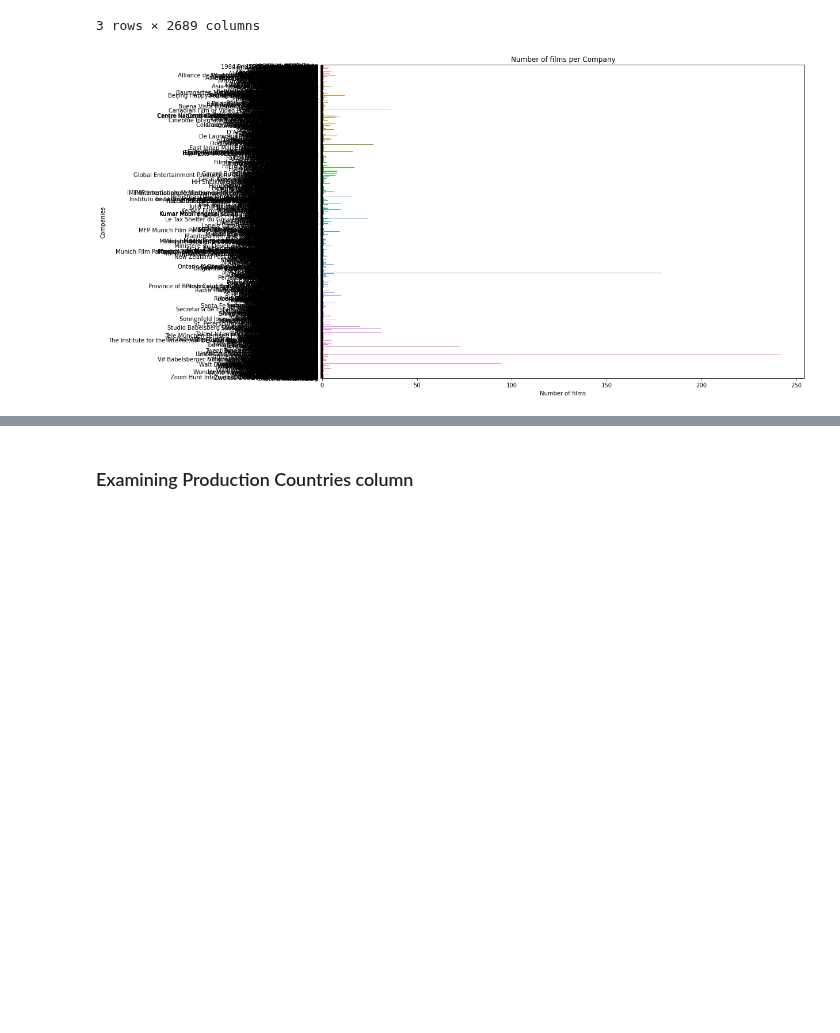
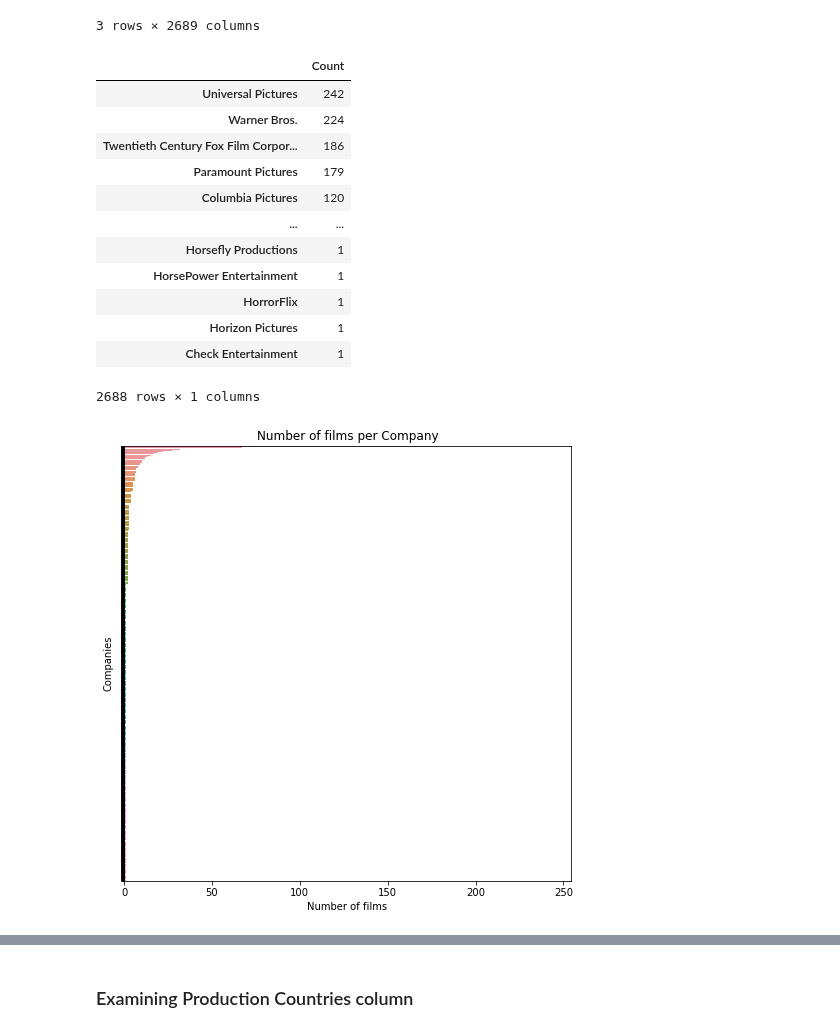
Before and after one commit to NickD-Dean/Springboard, a Jupyter notebook: Capstone Project 2/Code/Exploratory Data Analysis - Box Office Revenue.ipynb, the cells around one changed output, grey strips where cells are left out. Drawn from its saved outputs; the diff is of its cells as text; code cells hidden in the pictures; blank space fills up the shorter version.

```diff
--- a/Capstone Project 2/Code/Exploratory Data Analysis - Box Office Revenue.ipynb
+++ b/Capstone Project 2/Code/Exploratory Data Analysis - Box Office Revenue.ipynb
@@ -32,7 +32,7 @@ warnings.filterwarnings('ignore')
 # I discovered this setting from Bartoz Mikulski's blog:
 # https://www.mikulskibartosz.name/how-to-change-plot-size-in-jupyter-notebook/
 
-plt.rcParams["figure.figsize"] = (15,10)
+plt.rcParams["figure.figsize"] = (8,8)
 # %%
 boxoffice = pd.read_csv(r'C:\Users\deann\Documents\Data\Box Office Prediction Data\boxoffice_cleaned.csv')
 # %%
@@ -445,7 +447,7 @@ I hypothesized that Drama would be the highest grossing genre, howevver it seems
 
 Now I'm going to apply the cleaning process I just figured out using the genres column to my other categorical variables, beginning with the 'belongs_to_collection' column.  I also hypothesize here that being part of a larger collection has a minimal impact on revenue.
 # %%
-boxofc_cat['belongs_to_collection'] = boxofc_cat['belongs_to_collection'].fillna("['No Collection']")
+boxofc_cat['belongs_to_collection'] = boxofc_cat['belongs_to_collection'].fillna('No Collection')
 Collection_dummies = pd.get_dummies(boxofc_cat['belongs_to_collection'].apply(pd.Series).stack()).sum(level=0)
 Collection_rev = Collection_dummies.join(boxofc_num['revenue'])
 Collection_rev.head(3)
@@ -477,0 +460,11 @@ Collection_rev = boxofc_cat['collectionbool'] + Revenue
+# %%
+count = Collection_dummies.apply(pd.value_counts)
+x = list(Collection_dummies.columns)
+y = count.iloc[1]
+count = pd.DataFrame({'Count' : y}).sort_values(by='Count', ascending=False)
+count = count.drop(labels='No Collection', axis=0)
+sns.barplot(x='Count', y=list(count.index), data=count, orient='h').set(yticklabels=[])
+plt.title("Number of films per Collection")
+plt.ylabel('Collections')
+plt.xlabel('Number of films');
+count
@@ -492,13 +524,28 @@ Company_rev.head(3)
 # %%
 count = Company_dummies.apply(pd.value_counts)
 x = list(Company_dummies.columns)
 y = count.iloc[1]
-sns.barplot(y, x, orient='h')
+count = pd.DataFrame({'Count' : y}).sort_values(by='Count', ascending=False)
+sns.barplot(x='Count', y=list(count.index), data=count, orient='h').set(yticklabels=[])
 plt.title("Number of films per Company")
 plt.ylabel('Companies')
 plt.xlabel('Number of films');
+count
 # %% [output]
+|  | Count |
+| Universal Pictures | 242 |
+| Warner Bros. | 224 |
+| Twentieth Century Fox Film Corpor... | 186 |
+| Paramount Pictures | 179 |
+| Columbia Pictures | 120 |
+| ... | ... |
+| Horsefly Productions | 1 |
+| HorsePower Entertainment | 1 |
+| HorrorFlix | 1 |
+| Horizon Pictures | 1 |
+| Check Entertainment | 1 |
+2688 rows × 1 columns
-[figure, old version]
+[figure, new version]
 # %%
 cat_summary(Company_rev)
 # %% [output]
```
Also changed, not shown: parts of 53 cells of this notebook.
